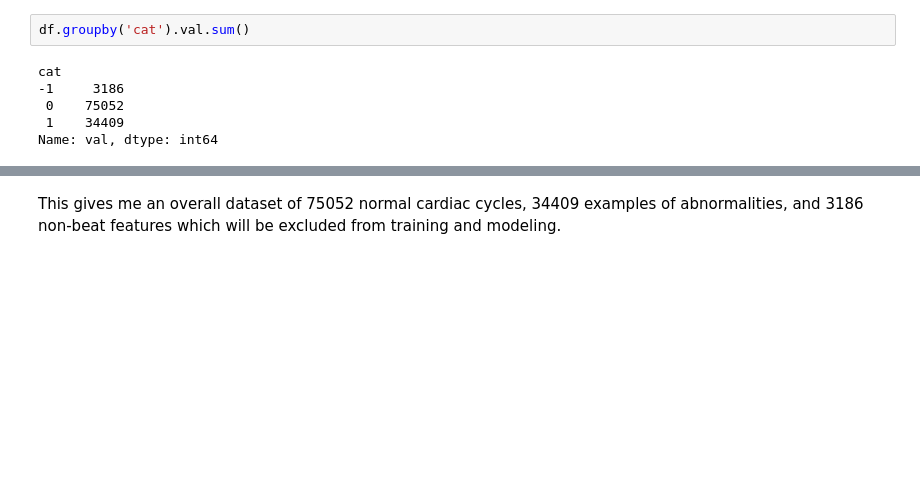
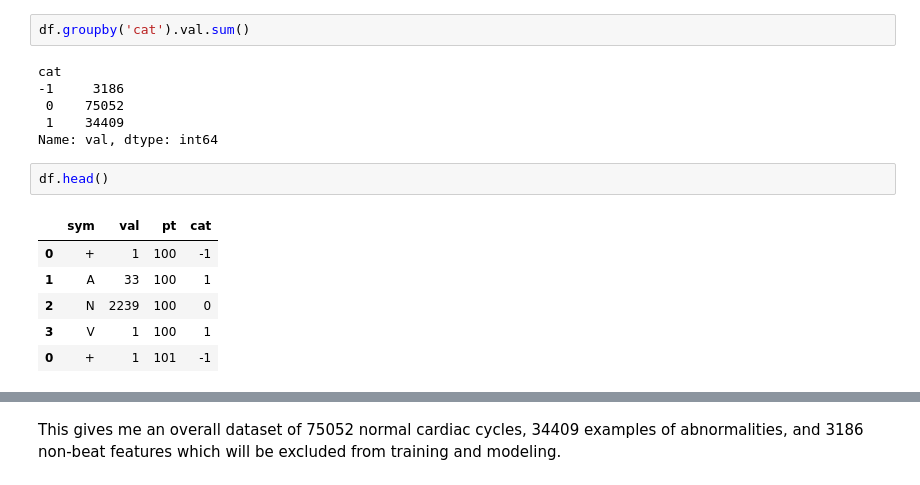
Before and after one commit to Jared-Godar/ecg_anomaly_detection, a Jupyter notebook: explore.ipynb, the cells around one changed output, grey strips where cells are left out. Saved outputs shown, nothing was run; the diff lists cells and outputs as text; blank space fills up the shorter version.

```diff
--- a/explore.ipynb
+++ b/explore.ipynb
@@ -117,3 +132,12 @@ cat
  0    75052
  1    34409
 Name: val, dtype: int64
+# %%
+df.head()
+# %% [output]
+|  | sym | val | pt | cat |
+| 0 | + | 1 | 100 | -1 |
+| 1 | A | 33 | 100 | 1 |
+| 2 | N | 2239 | 100 | 0 |
+| 3 | V | 1 | 100 | 1 |
+| 0 | + | 1 | 101 | -1 |
```
Also changed, not shown: parts of 36 cells of this notebook, 1 other file.
